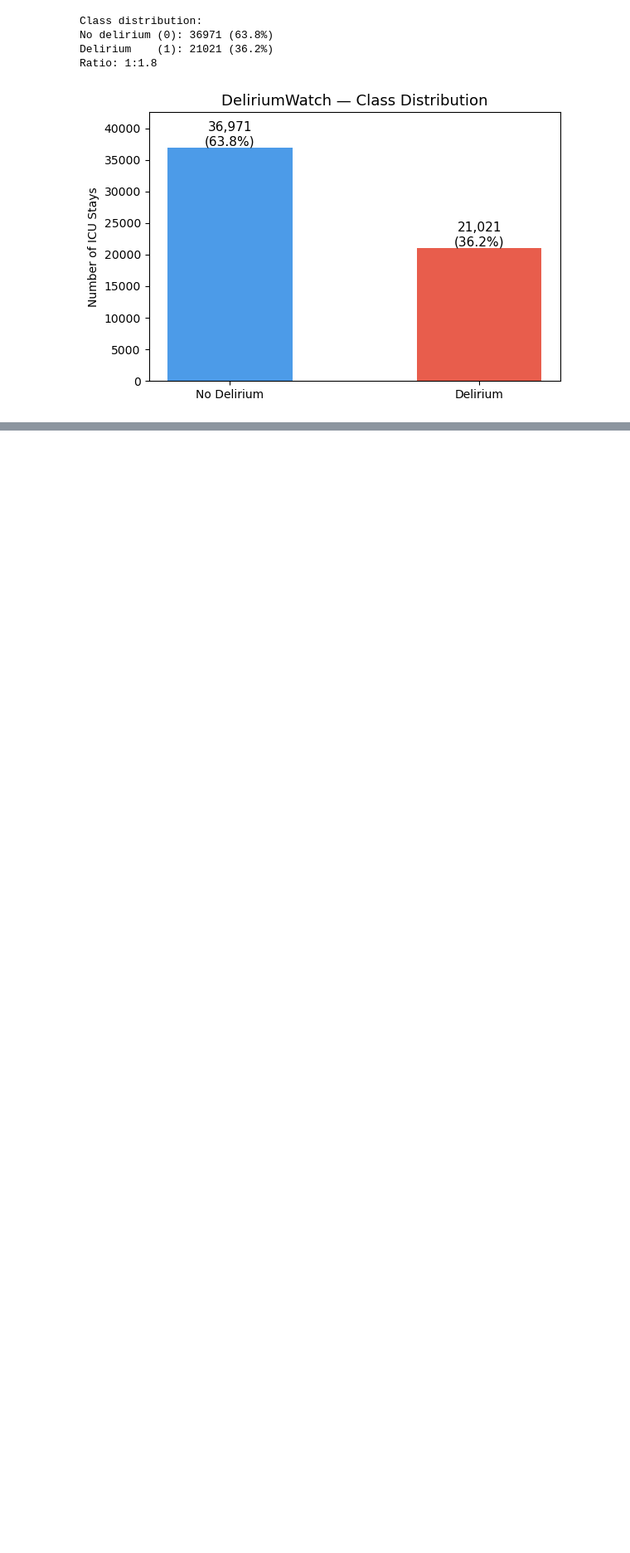
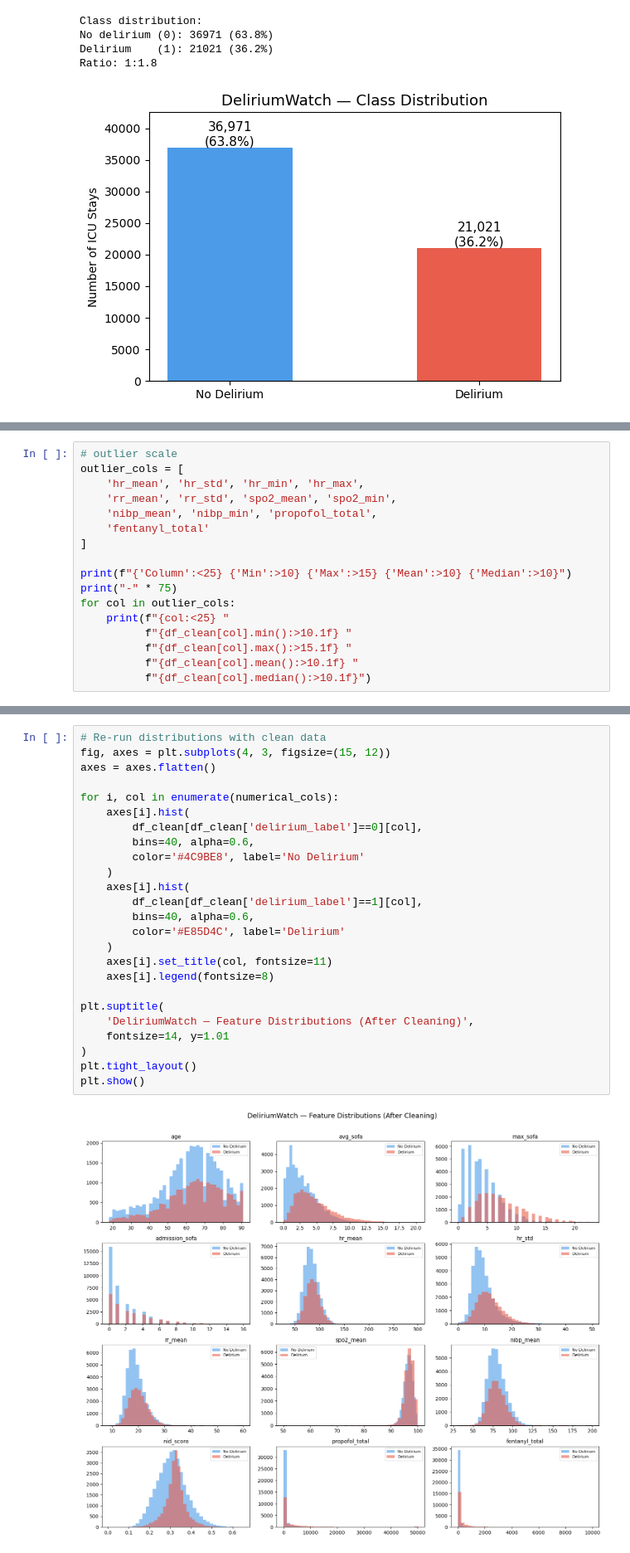
Before and after one commit to Variiish06/DeliriumWatch, a Jupyter notebook: Deliriumwatch_Eda.ipynb, the cells around one changed output, grey strips where cells are left out. Shown at 83% size. Saved outputs shown, nothing was run; the diff lists cells and outputs as text; blank space fills up the shorter version.

Commit message:
eda 2
outlier clipping, correlation analysis, drop multicollinear features

```diff
--- a/Deliriumwatch_Eda.ipynb
+++ b/Deliriumwatch_Eda.ipynb
@@ -138,0 +173,17 @@ Ratio: 1:1.8
+# %%
+# outlier scale
+outlier_cols = [
+    'hr_mean', 'hr_std', 'hr_min', 'hr_max',
+    'rr_mean', 'rr_std', 'spo2_mean', 'spo2_min',
+    'nibp_mean', 'nibp_min', 'propofol_total',
+    'fentanyl_total'
+]
+
+print(f"{'Column':<25} {'Min':>10} {'Max':>15} {'Mean':>10} {'Median':>10}")
+print("-" * 75)
+for col in outlier_cols:
+    print(f"{col:<25} "
+          f"{df_clean[col].min():>10.1f} "
+          f"{df_clean[col].max():>15.1f} "
+          f"{df_clean[col].mean():>10.1f} "
+          f"{df_clean[col].median():>10.1f}")
@@ -138,0 +251,27 @@ Ratio: 1:1.8
+# %%
+# Re-run distributions with clean data
+fig, axes = plt.subplots(4, 3, figsize=(15, 12))
+axes = axes.flatten()
+
+for i, col in enumerate(numerical_cols):
+    axes[i].hist(
+        df_clean[df_clean['delirium_label']==0][col],
+        bins=40, alpha=0.6,
+        color='#4C9BE8', label='No Delirium'
+    )
+    axes[i].hist(
+        df_clean[df_clean['delirium_label']==1][col],
+        bins=40, alpha=0.6,
+        color='#E85D4C', label='Delirium'
+    )
+    axes[i].set_title(col, fontsize=11)
+    axes[i].legend(fontsize=8)
+
+plt.suptitle(
+    'DeliriumWatch — Feature Distributions (After Cleaning)',
+    fontsize=14, y=1.01
+)
+plt.tight_layout()
+plt.show()
+# %% [output]
+[figure, added]
```
Also changed, not shown: parts of 5 cells of this notebook.
